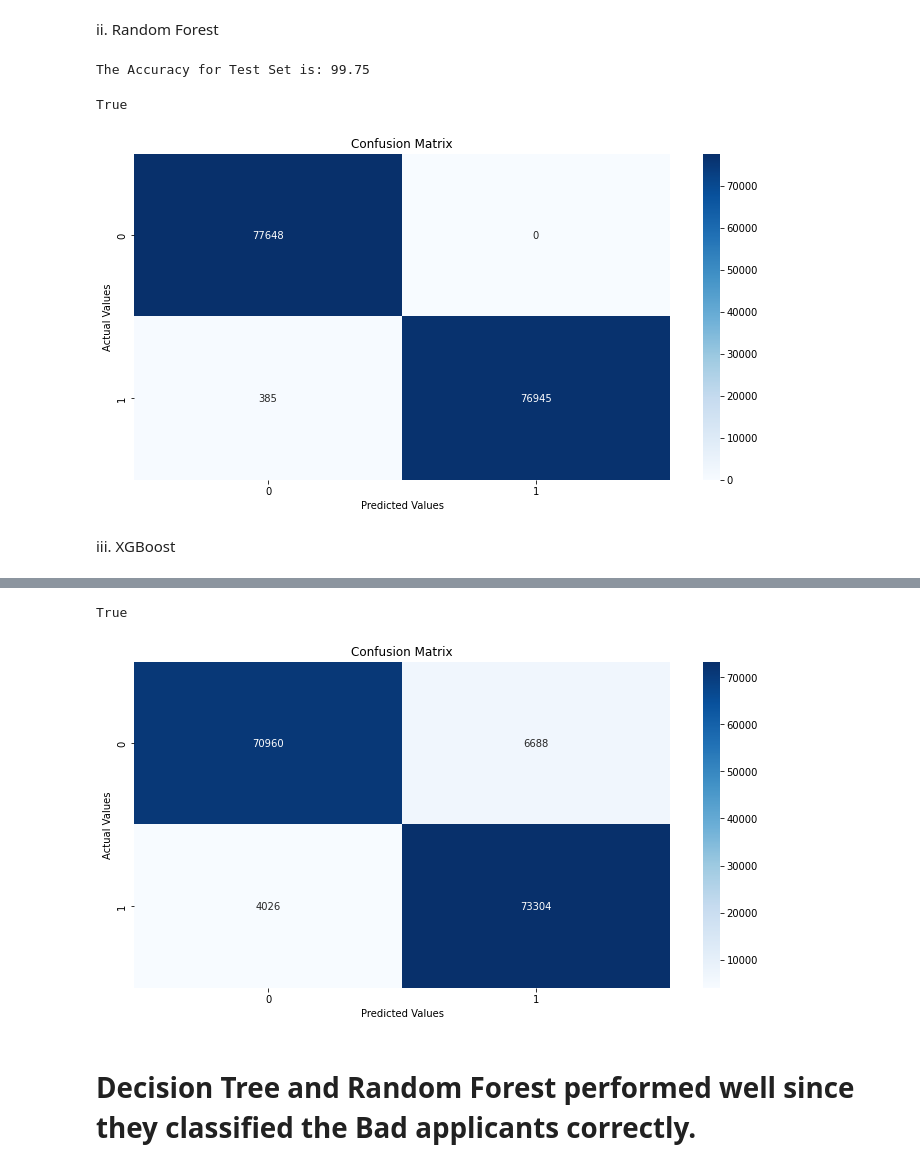
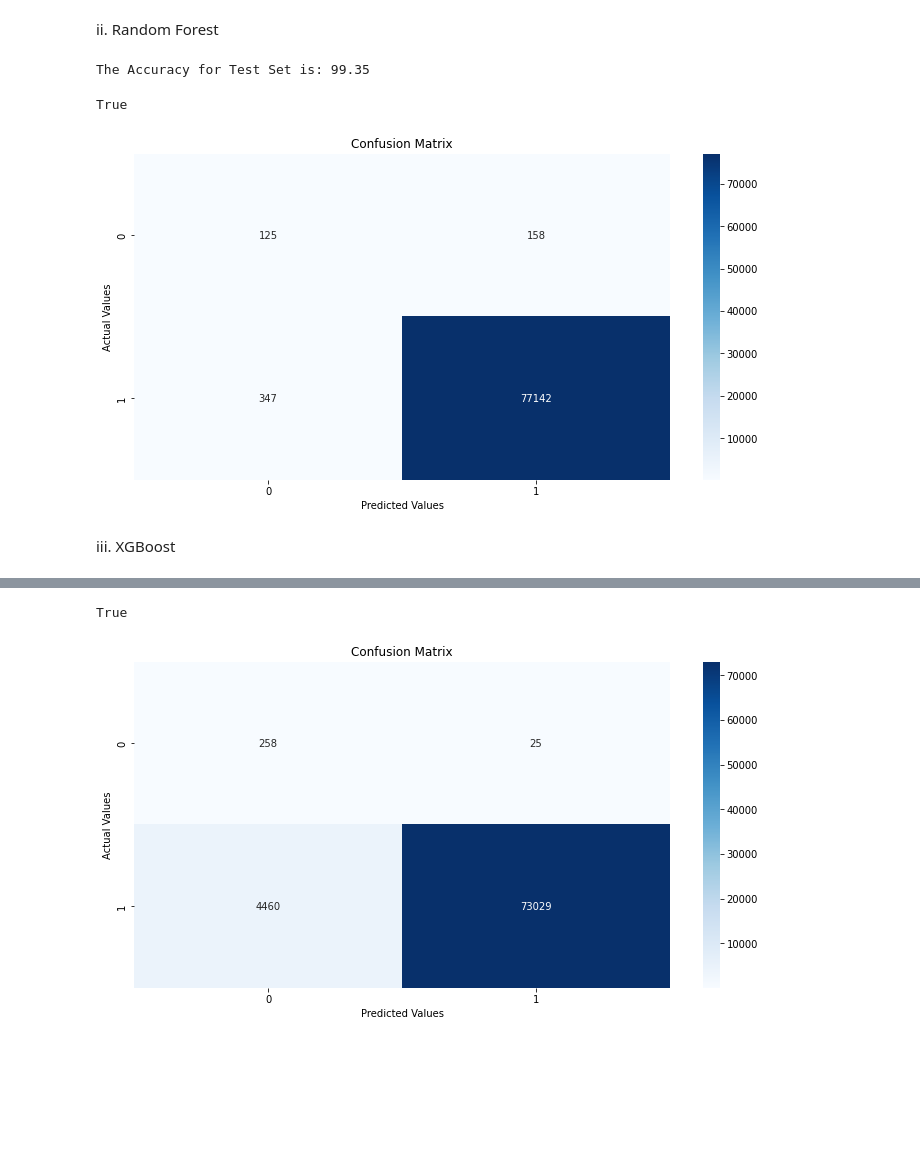
Before and after one commit to ahmedrao/andela_ds_challenge, a Jupyter notebook: Model_Training_V2.ipynb, the cells around one changed output, grey strips where cells are left out. Saved outputs shown, nothing was run; the diff lists cells and outputs as text; code cells hidden in the pictures; blank space fills up the shorter version.

Commit message:
Modification in the model file &presentation draft
Need to complete the presentation

```diff
--- a/Model_Training_V2.ipynb
+++ b/Model_Training_V2.ipynb
@@ -273,4 +289,4 @@ True
 ros = RandomOverSampler(random_state=0)
 
 ros.fit(X_train, y_train)
-x_underesampled, y_underesampled = ros.fit_resample(x,y)
+x_oversampled, y_oversampled = ros.fit_resample(X_train,y_train)
@@ -283,2 +292,0 @@ Name: TARGET, dtype: int64
-# %%
-X_train, X_test, y_train, y_test = train_test_split(x_underesampled, y_underesampled, test_size=0.1, random_state = 0)
@@ -295,4 +293,4 @@ Name: TARGET, dtype: int64
 # %%
 model = DecisionTreeClassifier()
-train_model_and_evaluate(model, X_train, y_train, X_test, y_test)
+train_model_and_evaluate(model, x_oversampled, y_oversampled, X_test, y_test)
 # %% [output]
@@ -304,15 +302,15 @@ ii. Random Forest
 # %%
 model = RandomForestClassifier(random_state=0)
 # %%
-train_model_and_evaluate(model, X_train, y_train, X_test, y_test)
+train_model_and_evaluate(model, x_oversampled, y_oversampled, X_test, y_test)
 # %% [output]
-The Accuracy for Test Set is: 99.75
+The Accuracy for Test Set is: 99.35
 True
-[figure, old version]
+[figure, new version]
 # %% [markdown]
 iii. XGBoost
 # %%
 model = XGBClassifier(random_state=0, alpha = 0.5, eta=0.1)
 # %%
-train_model_and_evaluate(model, X_train, y_train, X_test, y_test)
+train_model_and_evaluate(model, x_oversampled, y_oversampled, X_test, y_test)
 # %% [output]
@@ -321,4 +319,2 @@ The Accuracy for Test Set is: 93.09
 True
-[figure, old version]
+[figure, new version]
-# %% [markdown]
-# Decision Tree and Random Forest performed well since they classified the Bad applicants correctly.
```
Also changed, not shown: parts of 29 cells of this notebook, 1 other file.
